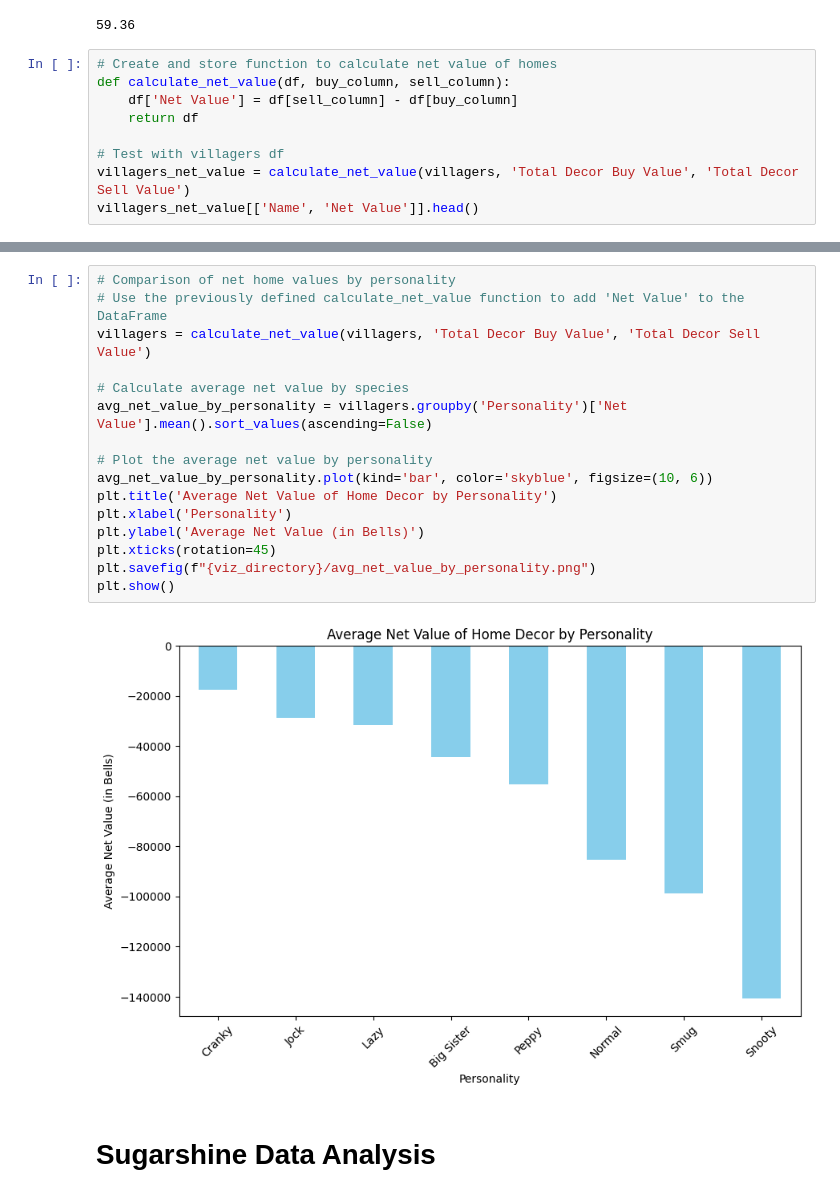
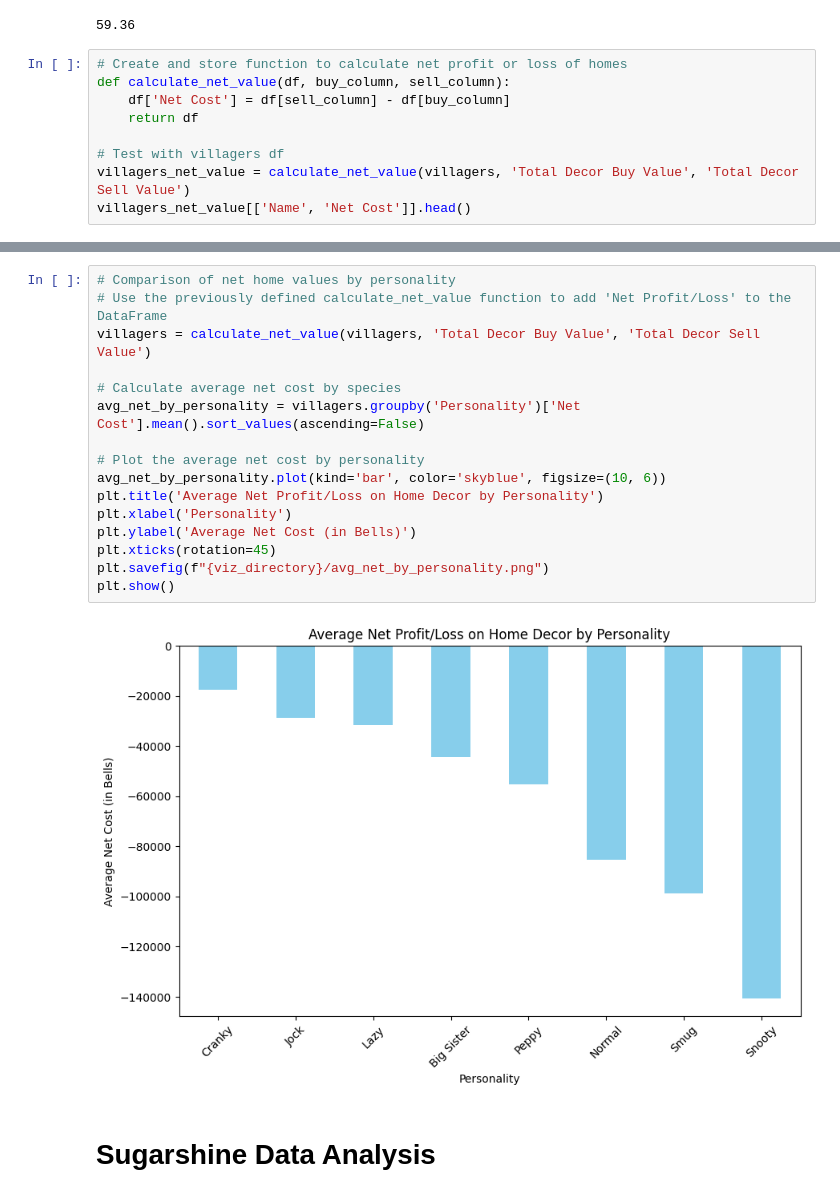
Before and after one commit to megan-es/animal-crossing-new-horizons-project, a Jupyter notebook: ACNH-Home-Decor/ACNH_Homes.ipynb, the cells around one changed output, grey strips where cells are left out. Cells and saved outputs as stored; diff of their text form.

```diff
--- a/ACNH-Home-Decor/ACNH_Homes.ipynb
+++ b/ACNH-Home-Decor/ACNH_Homes.ipynb
@@ -185,12 +209,12 @@ average_depreciation
 # %% [output]
 59.36
 # %%
-# Create and store function to calculate net value of homes
+# Create and store function to calculate net profit or loss of homes
 def calculate_net_value(df, buy_column, sell_column):
-    df['Net Value'] = df[sell_column] - df[buy_column]
+    df['Net Cost'] = df[sell_column] - df[buy_column]
     return df
 
 # Test with villagers df
 villagers_net_value = calculate_net_value(villagers, 'Total Decor Buy Value', 'Total Decor Sell Value')
-villagers_net_value[['Name', 'Net Value']].head()
+villagers_net_value[['Name', 'Net Cost']].head()
 # %% [output]
@@ -231,21 +262,21 @@ plt.show()
 # %%
 # Comparison of net home values by personality
-# Use the previously defined calculate_net_value function to add 'Net Value' to the DataFrame
+# Use the previously defined calculate_net_value function to add 'Net Profit/Loss' to the DataFrame
 villagers = calculate_net_value(villagers, 'Total Decor Buy Value', 'Total Decor Sell Value')
 
-# Calculate average net value by species
-avg_net_value_by_personality = villagers.groupby('Personality')['Net Value'].mean().sort_values(ascending=False)
+# Calculate average net cost by species
+avg_net_by_personality = villagers.groupby('Personality')['Net Cost'].mean().sort_values(ascending=False)
 
-# Plot the average net value by personality
-avg_net_value_by_personality.plot(kind='bar', color='skyblue', figsize=(10, 6))
-plt.title('Average Net Value of Home Decor by Personality')
+# Plot the average net cost by personality
+avg_net_by_personality.plot(kind='bar', color='skyblue', figsize=(10, 6))
+plt.title('Average Net Profit/Loss on Home Decor by Personality')
 plt.xlabel('Personality')
-plt.ylabel('Average Net Value (in Bells)')
+plt.ylabel('Average Net Cost (in Bells)')
 plt.xticks(rotation=45)
-plt.savefig(f"{viz_directory}/avg_net_value_by_personality.png")
+plt.savefig(f"{viz_directory}/avg_net_by_personality.png")
 plt.show()
 # %% [output]
-[figure, old version]
+[figure, new version]
 # %% [markdown]
 # Sugarshine Data Analysis
 # %%
```
Also changed, not shown: parts of 8 cells of this notebook, 3 other files.
